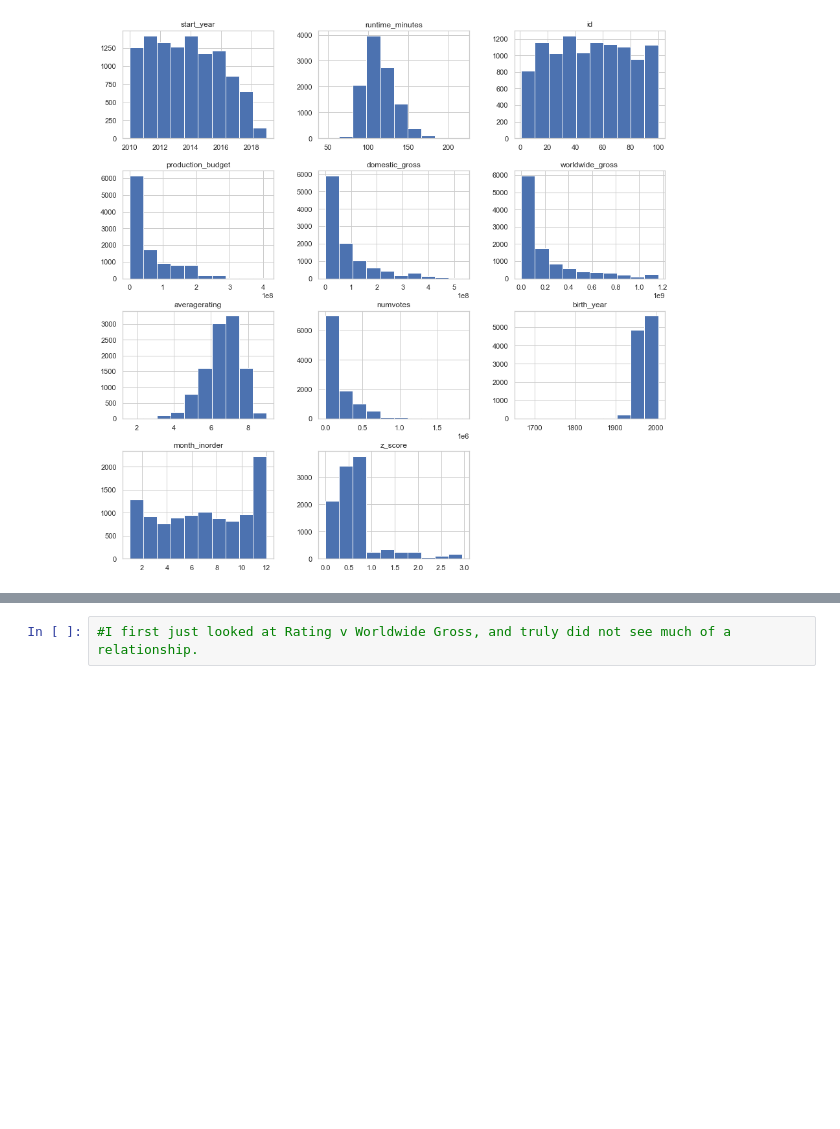
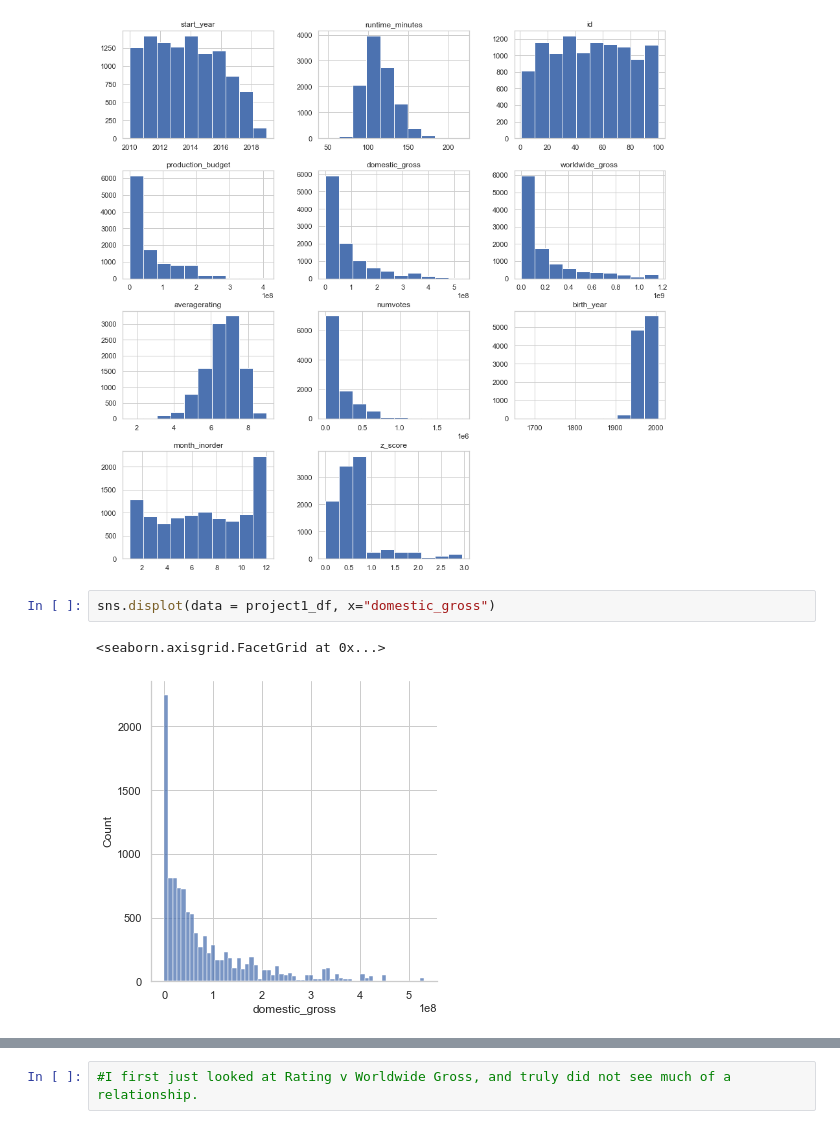
Before and after one commit to ozbunae/Movie_EDA, a Jupyter notebook: Movie Comparisons.ipynb, the cells around one changed output, grey strips where cells are left out. Drawn from its saved outputs; the diff is of its cells as text; blank space fills up the shorter version.

```diff
--- a/Movie Comparisons.ipynb
+++ b/Movie Comparisons.ipynb
@@ -549,3 +554,8 @@ array([[<AxesSubplot:title={'center':'start_year'}>,
         <AxesSubplot:title={'center':'z_score'}>, <AxesSubplot:>]],
       dtype=object)
 [figure]
+# %%
+sns.displot(data = project1_df, x="domestic_gross")
+# %% [output]
+<seaborn.axisgrid.FacetGrid at 0x...>
+[figure, added]
```
Also changed, not shown: parts of 28 cells of this notebook, 1 other file.
